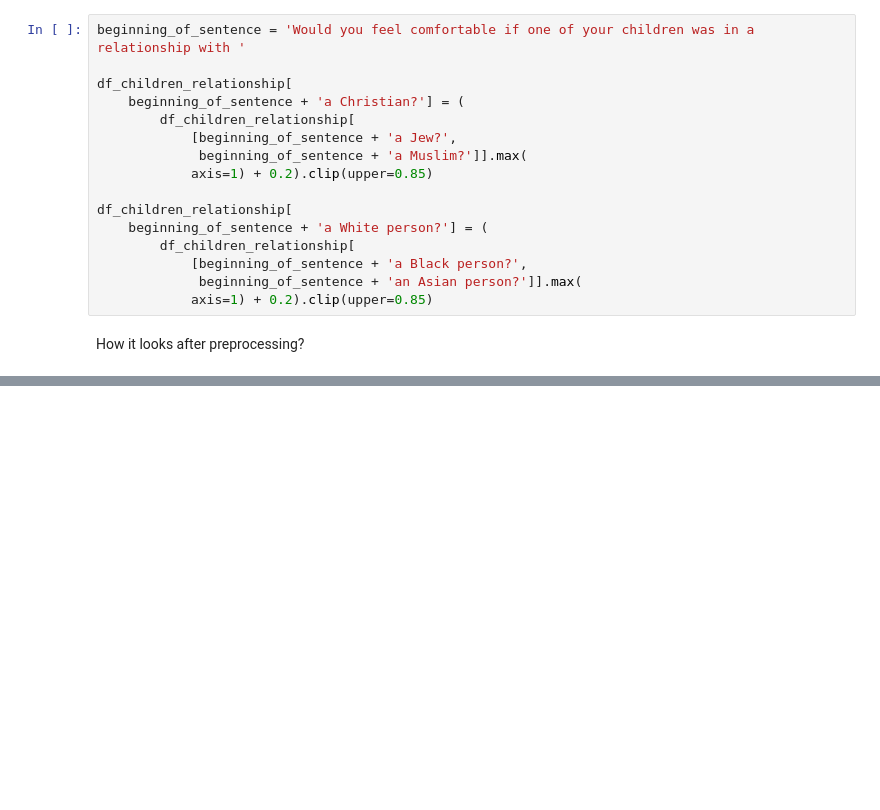
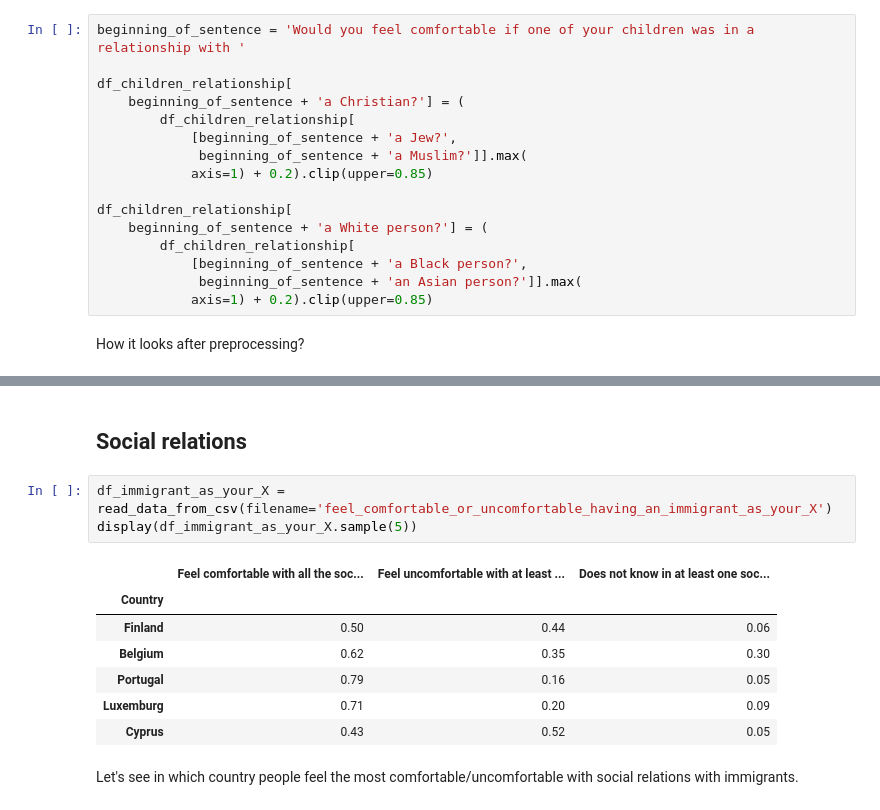
Before and after one commit to joanna-janos/MigrationSimulationInEU, a Jupyter notebook: data_analysis.ipynb, the cells around one changed output, grey strips where cells are left out. Drawn from its saved outputs; the diff is of its cells as text; blank space fills up the shorter version.

```diff
--- a/data_analysis.ipynb
+++ b/data_analysis.ipynb
@@ -171,0 +173,15 @@ df_children_relationship.sample(5)
+# %% [markdown]
+## Social relations
+# %%
+df_immigrant_as_your_X = read_data_from_csv(filename='feel_comfortable_or_uncomfortable_having_an_immigrant_as_your_X')
+display(df_immigrant_as_your_X.sample(5))
+# %% [output]
+|  | Feel comfortable with all the soc... | Feel uncomfortable with at least ... | Does not know in at least one soc... |
+| Country |  |  |  |
+| Finland | 0.50 | 0.44 | 0.06 |
+| Belgium | 0.62 | 0.35 | 0.30 |
+| Portugal | 0.79 | 0.16 | 0.05 |
+| Luxemburg | 0.71 | 0.20 | 0.09 |
+| Cyprus | 0.43 | 0.52 | 0.05 |
+# %% [markdown]
+Let's see in which country people feel the most comfortable/uncomfortable with social relations with immigrants.
```
Also changed, not shown: parts of 12 cells of this notebook, 1 other file.
